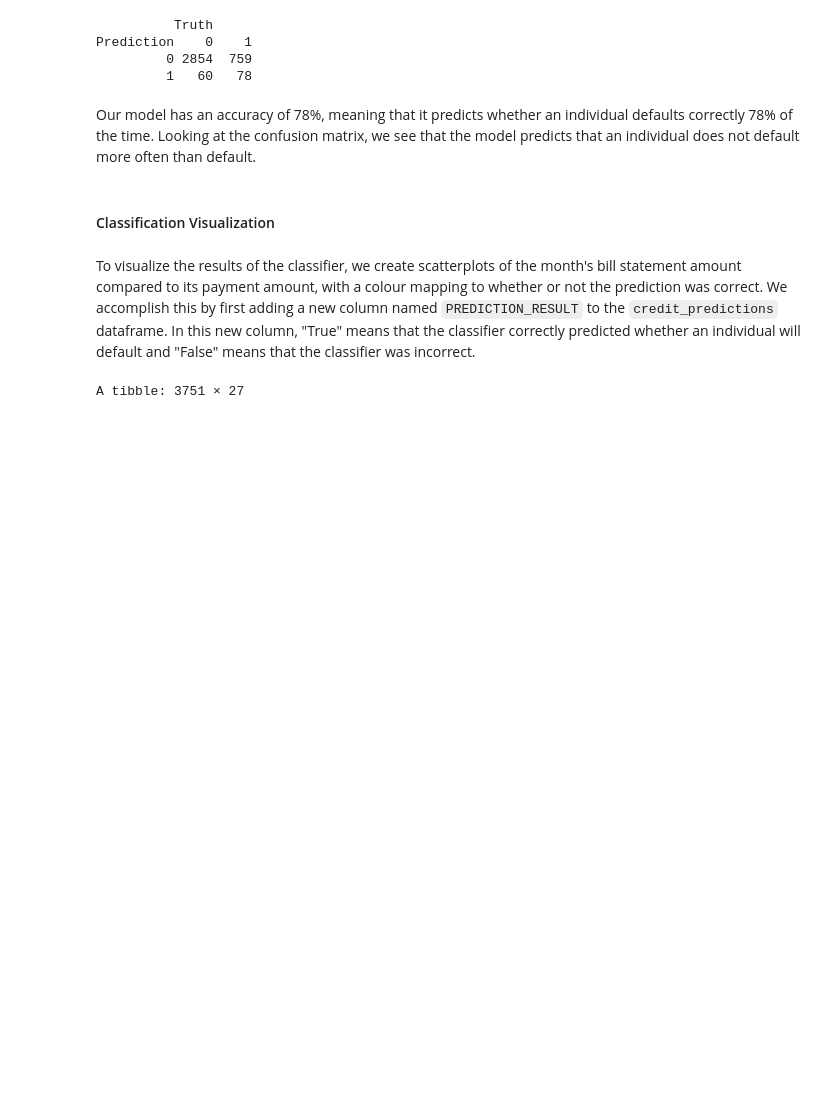
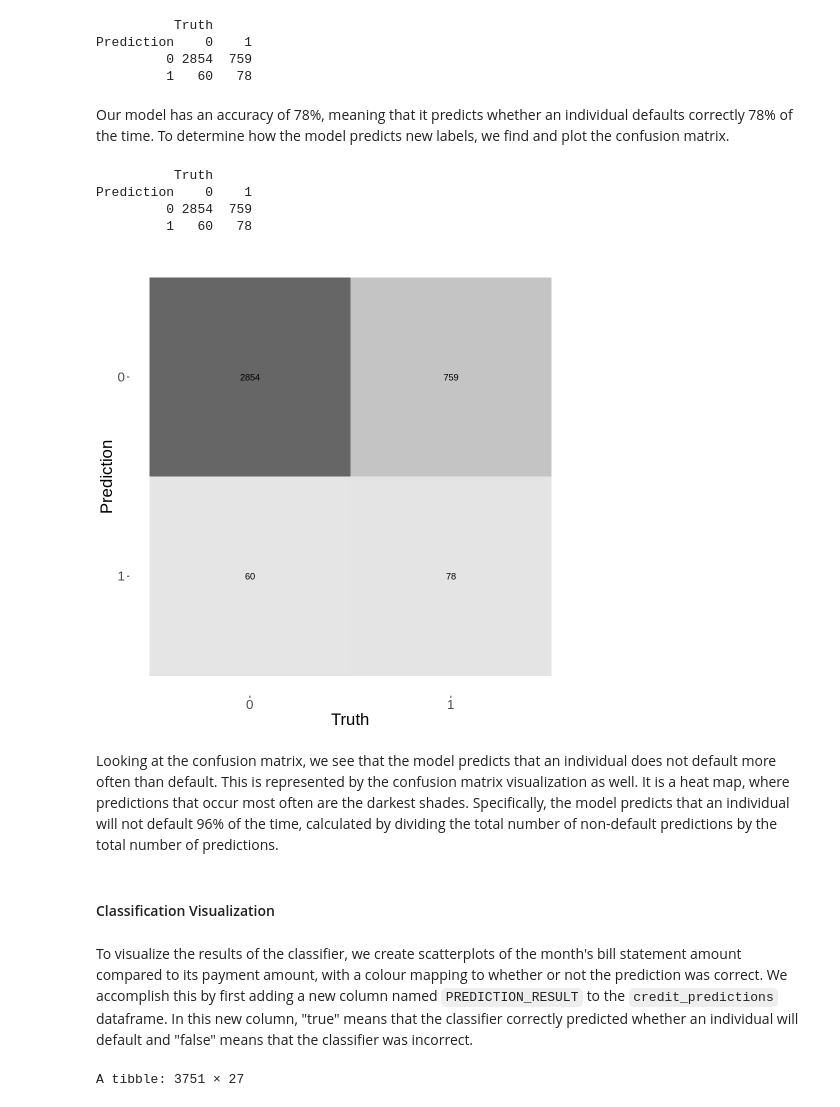
Before and after one commit to steph-feng/DSCI-100-Group-85, a Jupyter notebook: Jessie_Visual_Code.ipynb, the cells around one changed output. Saved outputs shown, nothing was run; the diff lists cells and outputs as text; code cells hidden in the pictures; blank space fills up the shorter version.

```diff
--- a/Jessie_Visual_Code.ipynb
+++ b/Jessie_Visual_Code.ipynb
@@ -357,10 +355,30 @@ Prediction    0    1
          0 2854  759
          1   60   78
 # %% [markdown]
-Our model has an accuracy of 78%, meaning that it predicts whether an individual defaults correctly 78% of the time. Looking at the confusion matrix, we see that the model predicts that an individual does not default more often than default.
+Our model has an accuracy of 78%, meaning that it predicts whether an individual defaults correctly 78% of the time. To determine how the model predicts new labels, we find and plot the confusion matrix.
+# %%
+options(repr.plot.width = 8, repr.plot.height = 8)
+
+credit_conf_mat <- credit_predictions |>
+                   conf_mat(truth = DEFAULT, estimate = .pred_class)
+credit_conf_mat
+
+autoplot(credit_conf_mat, type = "heatmap") +
+theme(text = element_text(size = 20))
+
+#SOURCES: https://www.quantargo.com/courses/course-r-machine-learning-tidymodels/04-model-evaluation-performance-metrics-yardstick/03-classification-confusion-matrix/section-confusion-matrix
+#         https://rstudio-pubs-static.s3.amazonaws.com/325621_fe5c68d1df274c6b8b287428bb484698.html
+# %% [output]
+          Truth
+Prediction    0    1
+         0 2854  759
+         1   60   78
+[figure, added]
+# %% [markdown]
+Looking at the confusion matrix, we see that the model predicts that an individual does not default more often than default. This is represented by the confusion matrix visualization as well. It is a heat map, where predictions that occur most often are the darkest shades. Specifically, the model predicts that an individual will not default 96% of the time, calculated by dividing the total number of non-default predictions by the total number of predictions.
 # %% [markdown]
 #### <font color='fushsia'> Classification Visualization </font>
 # %% [markdown]
-To visualize the results of the classifier, we create scatterplots of the month's bill statement amount compared to its payment amount, with a colour mapping to whether or not the prediction was correct. We accomplish this by first adding a new column named `PREDICTION_RESULT` to the `credit_predictions` dataframe. In this new column, "True" means that the classifier correctly predicted whether an individual will default and "False" means that the classifier was incorrect.
+To visualize the results of the classifier, we create scatterplots of the month's bill statement amount compared to its payment amount, with a colour mapping to whether or not the prediction was correct. We accomplish this by first adding a new column named `PREDICTION_RESULT` to the `credit_predictions` dataframe. In this new column, "true" means that the classifier correctly predicted whether an individual will default and "false" means that the classifier was incorrect.
 # %%
 credit_predictions_result <- credit_predictions |>
```
Also changed, not shown: parts of 9 cells of this notebook.
